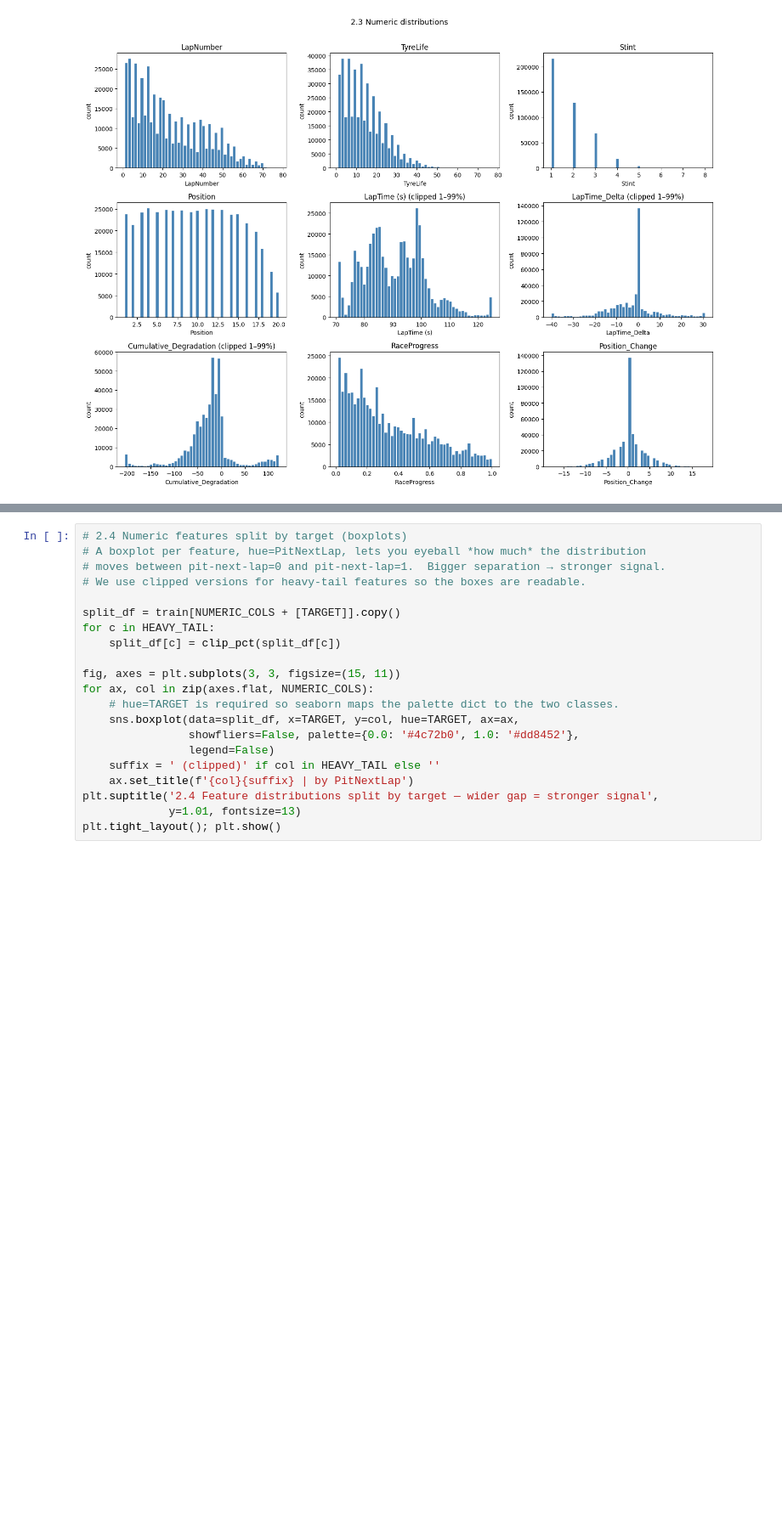
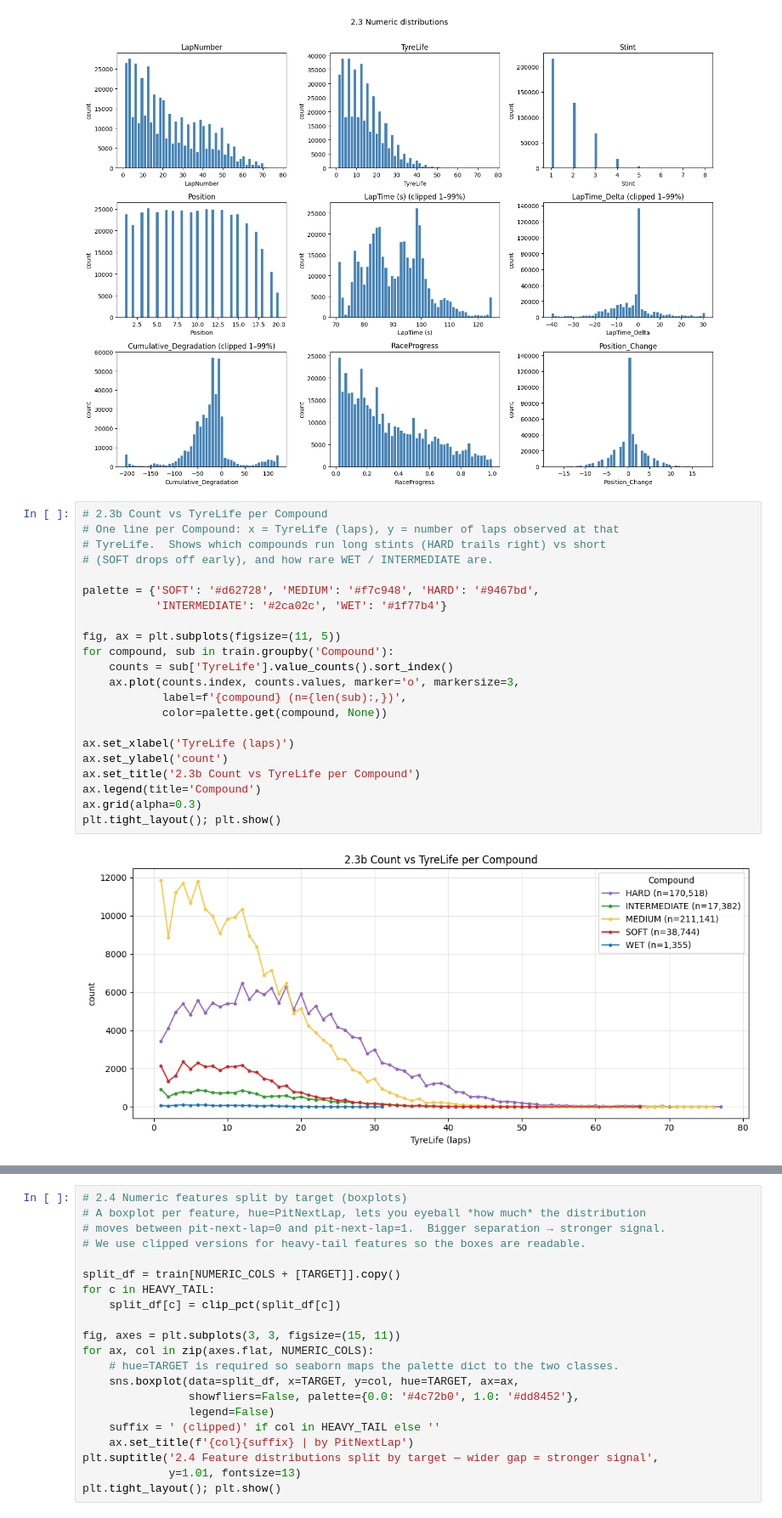
Before and after one commit to Propar2750/PitStop, a Jupyter notebook: training.ipynb, the cells around one changed output, grey strips where cells are left out. Shown at 85% size. Cells and saved outputs as stored; diff of their text form; blank space fills up the shorter version.

Commit message:
Added some new graphs

```diff
--- a/training.ipynb
+++ b/training.ipynb
@@ -180,3 +180,27 @@ plt.suptitle('2.3 Numeric distributions', y=1.01, fontsize=13)
 plt.tight_layout(); plt.show()
 # %% [output]
 [figure]
+# %%
+# 2.3b Count vs TyreLife per Compound
+# One line per Compound: x = TyreLife (laps), y = number of laps observed at that
+# TyreLife.  Shows which compounds run long stints (HARD trails right) vs short
+# (SOFT drops off early), and how rare WET / INTERMEDIATE are.
+
+palette = {'SOFT': '#d62728', 'MEDIUM': '#f7c948', 'HARD': '#9467bd',
+           'INTERMEDIATE': '#2ca02c', 'WET': '#1f77b4'}
+
+fig, ax = plt.subplots(figsize=(11, 5))
+for compound, sub in train.groupby('Compound'):
+    counts = sub['TyreLife'].value_counts().sort_index()
+    ax.plot(counts.index, counts.values, marker='o', markersize=3,
+            label=f'{compound} (n={len(sub):,})',
+            color=palette.get(compound, None))
+
+ax.set_xlabel('TyreLife (laps)')
+ax.set_ylabel('count')
+ax.set_title('2.3b Count vs TyreLife per Compound')
+ax.legend(title='Compound')
+ax.grid(alpha=0.3)
+plt.tight_layout(); plt.show()
+# %% [output]
+[figure, added]
```
Also changed, not shown: parts of 1 cell of this notebook.
